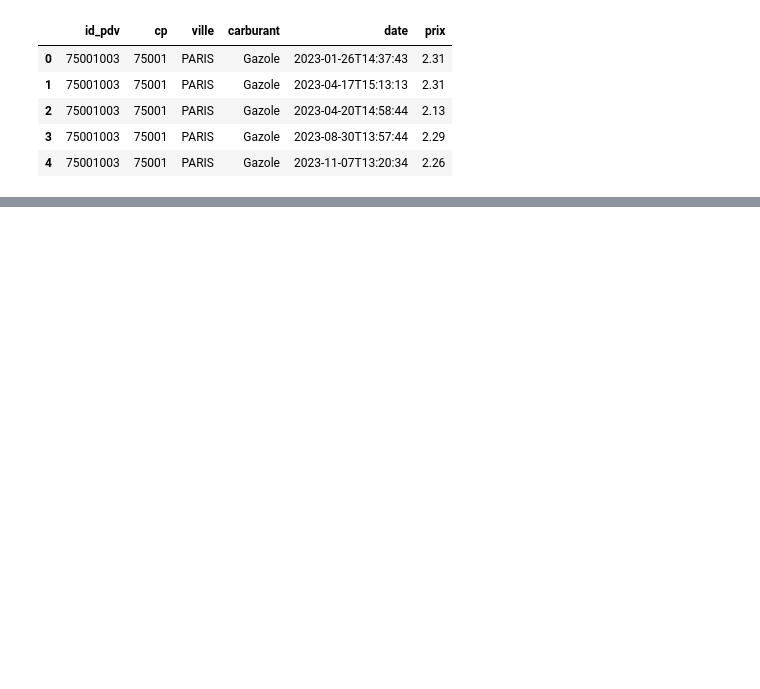
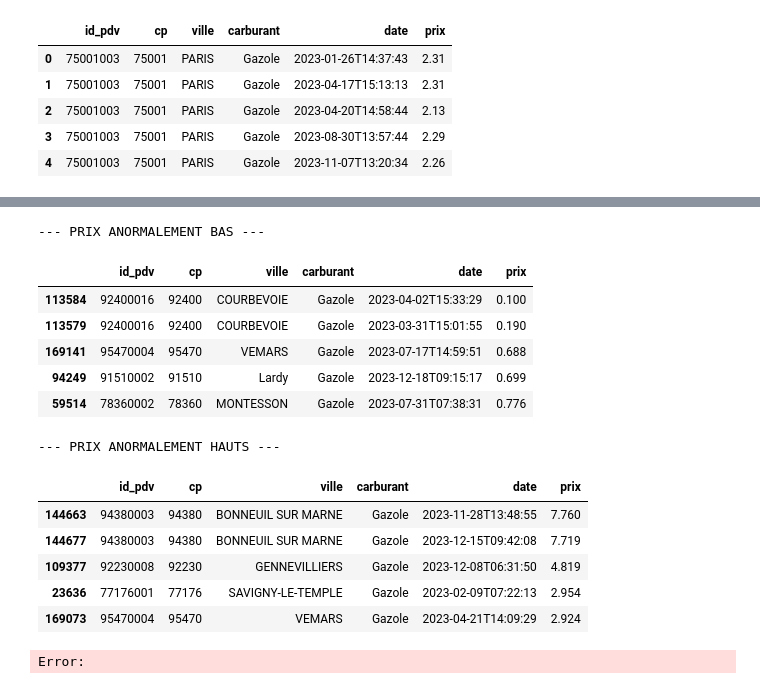
Before and after one commit to NoeChv-n/projet1-groupe1, a Jupyter notebook: notebooks/01_exploration.ipynb, the cells around one changed output, grey strips where cells are left out. Drawn from its saved outputs; the diff is of its cells as text; code cells hidden in the pictures; blank space fills up the shorter version.

```diff
--- a/notebooks/01_exploration.ipynb
+++ b/notebooks/01_exploration.ipynb
@@ -18,0 +95,24 @@ df_2023.head()
+# %%
+# Affichage des 5 prix aberrants les plus BAS
+print("--- PRIX ANORMALEMENT BAS ---")
+display(anomalies_prix.sort_values('prix').head())
+
+# Affichage des 5 prix aberrants les plus HAUTS
+print("\n--- PRIX ANORMALEMENT HAUTS ---")
+display(anomalies_prix.sort_values('prix', ascending=False).head())
+# %% [output]
+--- PRIX ANORMALEMENT BAS ---
+|  | id_pdv | cp | ville | carburant | date | prix |
+| 113584 | 92400016 | 92400 | COURBEVOIE | Gazole | 2023-04-02T15:33:29 | 0.100 |
+| 113579 | 92400016 | 92400 | COURBEVOIE | Gazole | 2023-03-31T15:01:55 | 0.190 |
+| 169141 | 95470004 | 95470 | VEMARS | Gazole | 2023-07-17T14:59:51 | 0.688 |
+| 94249 | 91510002 | 91510 | Lardy | Gazole | 2023-12-18T09:15:17 | 0.699 |
+| 59514 | 78360002 | 78360 | MONTESSON | Gazole | 2023-07-31T07:38:31 | 0.776 |
+--- PRIX ANORMALEMENT HAUTS ---
+|  | id_pdv | cp | ville | carburant | date | prix |
+| 144663 | 94380003 | 94380 | BONNEUIL SUR MARNE | Gazole | 2023-11-28T13:48:55 | 7.760 |
+| 144677 | 94380003 | 94380 | BONNEUIL SUR MARNE | Gazole | 2023-12-15T09:42:08 | 7.719 |
+| 109377 | 92230008 | 92230 | GENNEVILLIERS | Gazole | 2023-12-08T06:31:50 | 4.819 |
+| 23636 | 77176001 | 77176 | SAVIGNY-LE-TEMPLE | Gazole | 2023-02-09T07:22:13 | 2.954 |
+| 169073 | 95470004 | 95470 | VEMARS | Gazole | 2023-04-21T14:09:29 | 2.924 |
+Error:
```
Also changed, not shown: parts of 5 cells of this notebook, 4 other files.
